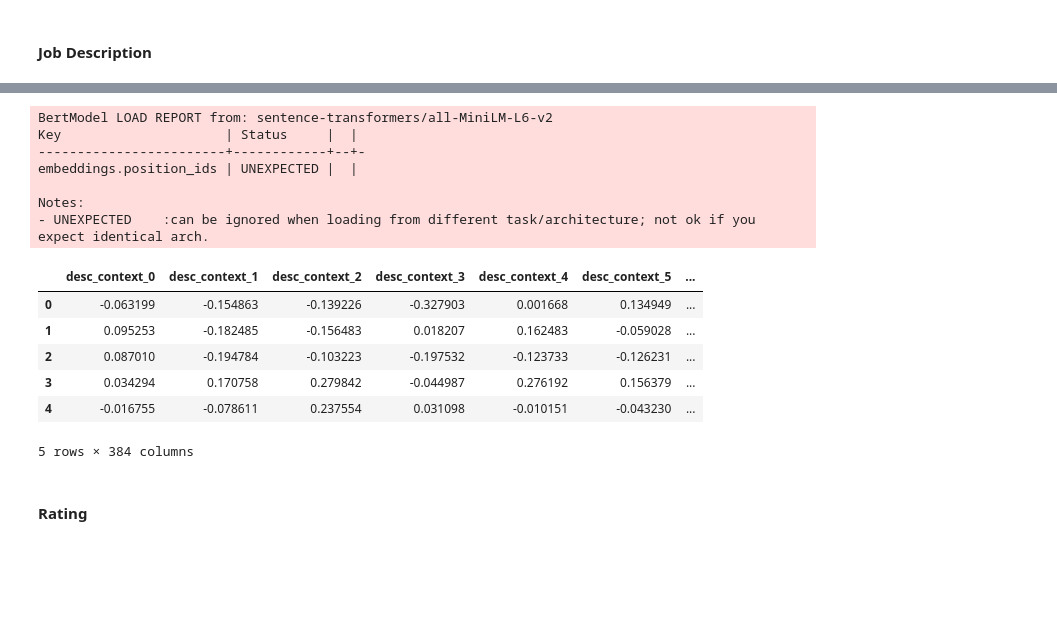
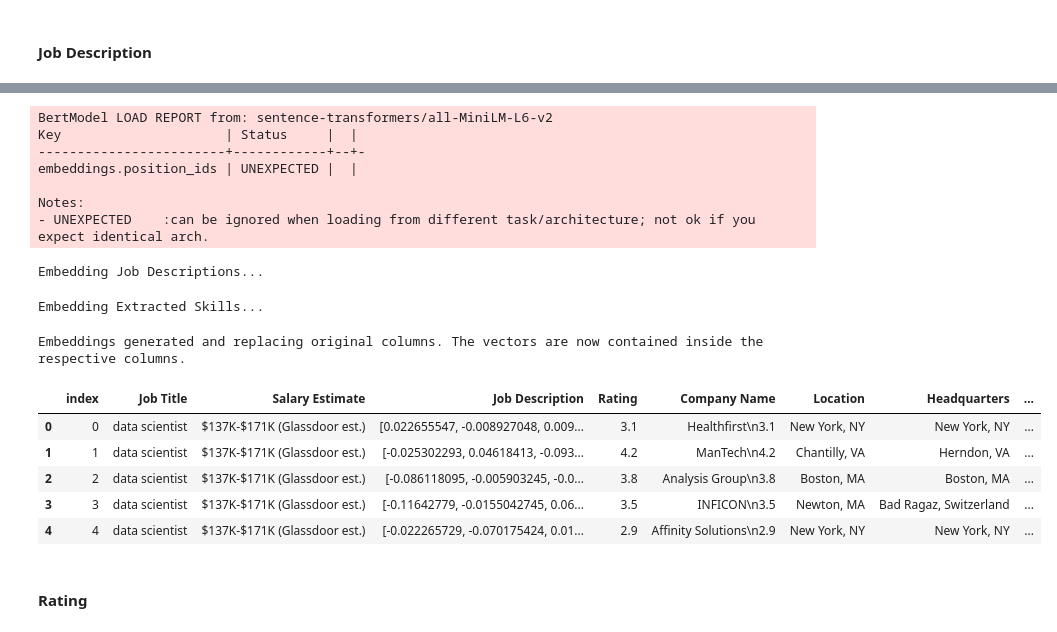
Before and after one commit to codehass/HR-Pulse, a Jupyter notebook: ml/eda.ipynb, the cells around one changed output, grey strips where cells are left out. Saved outputs shown, nothing was run; the diff lists cells and outputs as text; code cells hidden in the pictures; blank space fills up the shorter version.

```diff
--- a/ml/eda.ipynb
+++ b/ml/eda.ipynb
@@ -259,9 +262,23 @@ clean_df['years_exp_required'] = clean_df['Job Description'].apply(get_experienc
 # %%
 from sentence_transformers import SentenceTransformer
 
-model = SentenceTransformer('all-MiniLM-L6-v2')
+clean_df['skills_text'] = clean_df['extracted_skills'].apply(lambda x: " ".join(x) if isinstance(x, list) else "")
+encoder = SentenceTransformer('all-MiniLM-L6-v2')
 
-embeddings = model.encode(df['Job Description'].tolist(), show_progress_bar=True)
+print("Embedding Job Descriptions...")
+desc_embeddings = encoder.encode(clean_df['Job Description'].tolist(), show_progress_bar=True)
+
+print("Embedding Extracted Skills...")
+skills_embeddings = encoder.encode(clean_df['skills_text'].tolist(), show_progress_bar=True)
+
+# Replace original text columns directly with arrays (using lists so pandas series can hold them)
+clean_df['Job Description'] = list(desc_embeddings)
+clean_df['extracted_skills'] = list(skills_embeddings)
+
+# Drop intermediate text columns to ensure dataset is model-ready and clean
+clean_df = clean_df.drop(columns=['skills_text'])
+
+print("Embeddings generated and replacing original columns. The vectors are now contained inside the respective columns.")
 # %% [output]
 BertModel LOAD REPORT from: sentence-transformers/all-MiniLM-L6-v2
 Key                     | Status     |  |
@@ -270,3 +287,6 @@ embeddings.position_ids | UNEXPECTED |  |
 
 Notes:
 - UNEXPECTED    :can be ignored when loading from different task/architecture; not ok if you expect identical arch.
+Embedding Job Descriptions...
+Embedding Extracted Skills...
+Embeddings generated and replacing original columns. The vectors are now contained inside the respective columns.
@@ -282,13 +293,12 @@ df_embeddings = pd.DataFrame(pca_features, columns=pca_columns)
-# %%
-df_embeddings.head()
-# %% [output]
-|  | desc_context_0 | desc_context_1 | desc_context_2 | desc_context_3 | desc_context_4 | desc_context_5 | ... |
-| 0 | -0.063199 | -0.154863 | -0.139226 | -0.327903 | 0.001668 | 0.134949 | ... |
-| 1 | 0.095253 | -0.182485 | -0.156483 | 0.018207 | 0.162483 | -0.059028 | ... |
-| 2 | 0.087010 | -0.194784 | -0.103223 | -0.197532 | -0.123733 | -0.126231 | ... |
-| 3 | 0.034294 | 0.170758 | 0.279842 | -0.044987 | 0.276192 | 0.156379 | ... |
-| 4 | -0.016755 | -0.078611 | 0.237554 | 0.031098 | -0.010151 | -0.043230 | ... |
-5 rows × 384 columns
+# %%
+clean_df.head()
+# %% [output]
+|  | index | Job Title | Salary Estimate | Job Description | Rating | Company Name | Location | Headquarters | ... |
+| 0 | 0 | data scientist | $137K-$171K (Glassdoor est.) | [0.022655547, -0.008927048, 0.009... | 3.1 | Healthfirst\n3.1 | New York, NY | New York, NY | ... |
+| 1 | 1 | data scientist | $137K-$171K (Glassdoor est.) | [-0.025302293, 0.04618413, -0.093... | 4.2 | ManTech\n4.2 | Chantilly, VA | Herndon, VA | ... |
+| 2 | 2 | data scientist | $137K-$171K (Glassdoor est.) | [-0.086118095, -0.005903245, -0.0... | 3.8 | Analysis Group\n3.8 | Boston, MA | Boston, MA | ... |
+| 3 | 3 | data scientist | $137K-$171K (Glassdoor est.) | [-0.11642779, -0.0155042745, 0.06... | 3.5 | INFICON\n3.5 | Newton, MA | Bad Ragaz, Switzerland | ... |
+| 4 | 4 | data scientist | $137K-$171K (Glassdoor est.) | [-0.022265729, -0.070175424, 0.01... | 2.9 | Affinity Solutions\n2.9 | New York, NY | New York, NY | ... |
 # %% [markdown]
 #### Rating
 # %%
```
Also changed, not shown: parts of 14 cells of this notebook.
